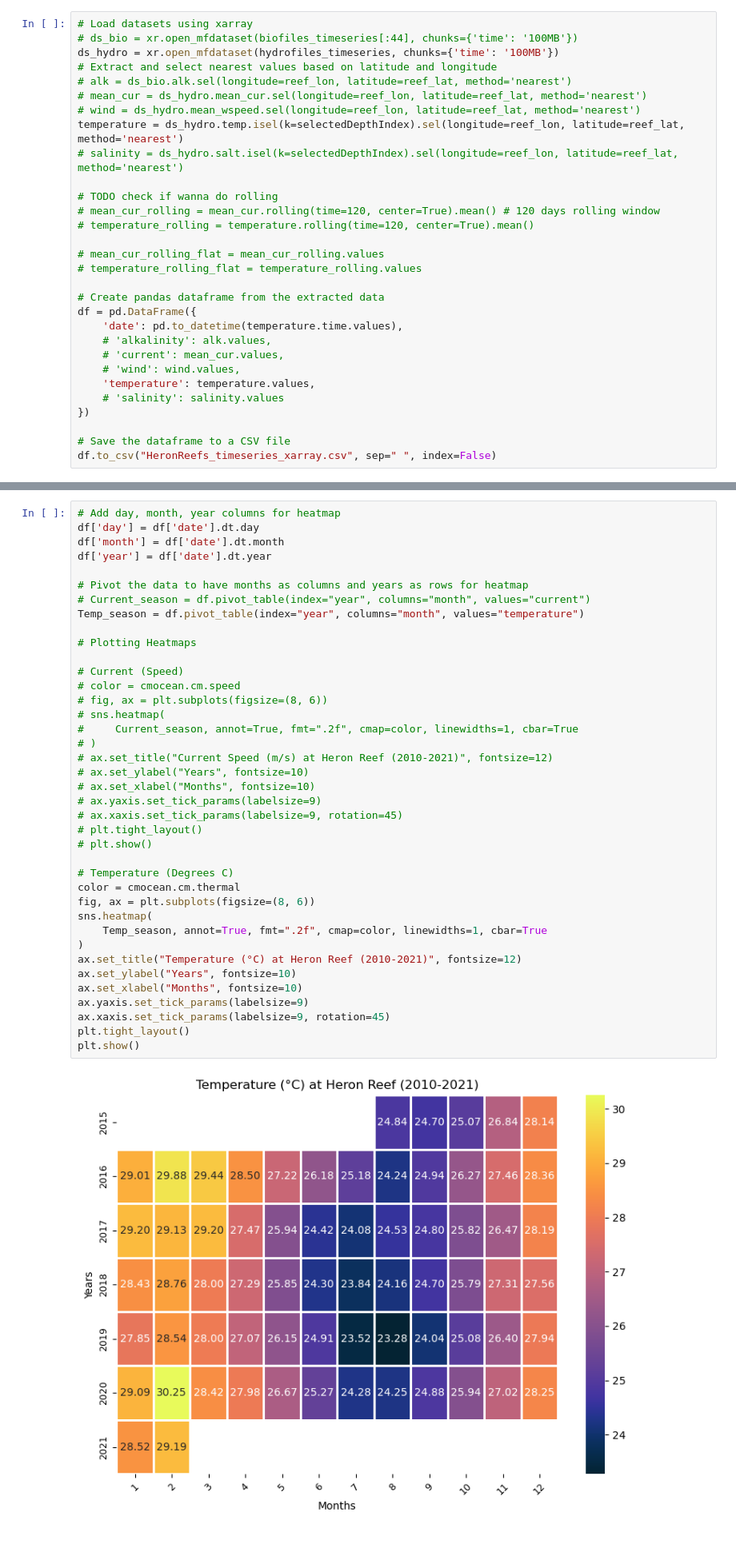
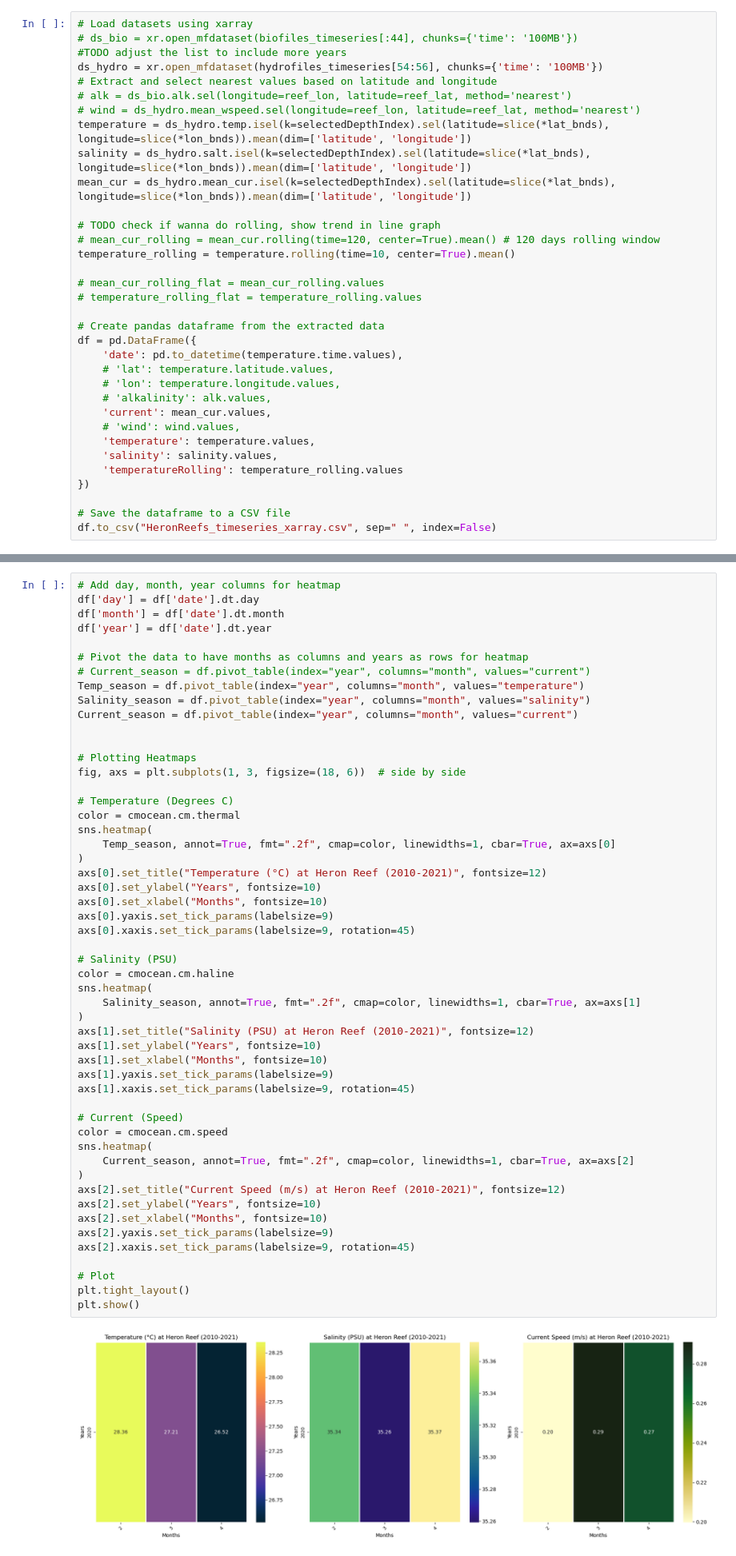
Before and after one commit to Lokyiulee/ENVI5809_Grp4, a Jupyter notebook: project.ipynb, the cells around one changed output, grey strips where cells are left out. Shown at 80% size. Cells and saved outputs as stored; diff of their text form.

Commit message:
Add Heron Reefs heatmap
Temp, salinity and current
plus rolling window for temp

```diff
--- a/project.ipynb
+++ b/project.ipynb
@@ -115,17 +102,18 @@ ds_hydro = xr.open_mfdataset(hydrofiles_timeseries[55:66], chunks={'time': '100M
 # %%
 # Load datasets using xarray
 # ds_bio = xr.open_mfdataset(biofiles_timeseries[:44], chunks={'time': '100MB'})
-ds_hydro = xr.open_mfdataset(hydrofiles_timeseries, chunks={'time': '100MB'})
+#TODO adjust the list to include more years
+ds_hydro = xr.open_mfdataset(hydrofiles_timeseries[54:56], chunks={'time': '100MB'})
 # Extract and select nearest values based on latitude and longitude
 # alk = ds_bio.alk.sel(longitude=reef_lon, latitude=reef_lat, method='nearest')
-# mean_cur = ds_hydro.mean_cur.sel(longitude=reef_lon, latitude=reef_lat, method='nearest')
 # wind = ds_hydro.mean_wspeed.sel(longitude=reef_lon, latitude=reef_lat, method='nearest')
-temperature = ds_hydro.temp.isel(k=selectedDepthIndex).sel(longitude=reef_lon, latitude=reef_lat, method='nearest')
-# salinity = ds_hydro.salt.isel(k=selectedDepthIndex).sel(longitude=reef_lon, latitude=reef_lat, method='nearest')
+temperature = ds_hydro.temp.isel(k=selectedDepthIndex).sel(latitude=slice(*lat_bnds), longitude=slice(*lon_bnds)).mean(dim=['latitude', 'longitude'])
+salinity = ds_hydro.salt.isel(k=selectedDepthIndex).sel(latitude=slice(*lat_bnds), longitude=slice(*lon_bnds)).mean(dim=['latitude', 'longitude'])
+mean_cur = ds_hydro.mean_cur.isel(k=selectedDepthIndex).sel(latitude=slice(*lat_bnds), longitude=slice(*lon_bnds)).mean(dim=['latitude', 'longitude'])
 
-# TODO check if wanna do rolling
+# TODO check if wanna do rolling, show trend in line graph
 # mean_cur_rolling = mean_cur.rolling(time=120, center=True).mean() # 120 days rolling window
-# temperature_rolling = temperature.rolling(time=120, center=True).mean()
+temperature_rolling = temperature.rolling(time=10, center=True).mean()
 
 # mean_cur_rolling_flat = mean_cur_rolling.values
 # temperature_rolling_flat = temperature_rolling.values
@@ -133,11 +121,14 @@ temperature = ds_hydro.temp.isel(k=selectedDepthIndex).sel(longitude=reef_lon, l
 # Create pandas dataframe from the extracted data
 df = pd.DataFrame({
     'date': pd.to_datetime(temperature.time.values),
+    # 'lat': temperature.latitude.values,
+    # 'lon': temperature.longitude.values,
     # 'alkalinity': alk.values,
-    # 'current': mean_cur.values,
+    'current': mean_cur.values,
     # 'wind': wind.values,
     'temperature': temperature.values,
-    # 'salinity': salinity.values
+    'salinity': salinity.values,
+    'temperatureRolling': temperature_rolling.values
 })
 
 # Save the dataframe to a CSV file
@@ -154,41 +138,54 @@ df.tail()
 # %%
 # Add day, month, year columns for heatmap
 df['day'] = df['date'].dt.day
 df['month'] = df['date'].dt.month
 df['year'] = df['date'].dt.year
 
 # Pivot the data to have months as columns and years as rows for heatmap
 # Current_season = df.pivot_table(index="year", columns="month", values="current")
 Temp_season = df.pivot_table(index="year", columns="month", values="temperature")
+Salinity_season = df.pivot_table(index="year", columns="month", values="salinity")
+Current_season = df.pivot_table(index="year", columns="month", values="current")
+
 
 # Plotting Heatmaps
-
-# Current (Speed)
-# color = cmocean.cm.speed
-# fig, ax = plt.subplots(figsize=(8, 6))
-# sns.heatmap(
-#     Current_season, annot=True, fmt=".2f", cmap=color, linewidths=1, cbar=True
-# )
-# ax.set_title("Current Speed (m/s) at Heron Reef (2010-2021)", fontsize=12)
-# ax.set_ylabel("Years", fontsize=10)
-# ax.set_xlabel("Months", fontsize=10)
-# ax.yaxis.set_tick_params(labelsize=9)
-# ax.xaxis.set_tick_params(labelsize=9, rotation=45)
-# plt.tight_layout()
-# plt.show()
+fig, axs = plt.subplots(1, 3, figsize=(18, 6))  # side by side
 
 # Temperature (Degrees C)
 color = cmocean.cm.thermal
-fig, ax = plt.subplots(figsize=(8, 6))
 sns.heatmap(
-    Temp_season, annot=True, fmt=".2f", cmap=color, linewidths=1, cbar=True
+    Temp_season, annot=True, fmt=".2f", cmap=color, linewidths=1, cbar=True, ax=axs[0]
 )
-ax.set_title("Temperature (°C) at Heron Reef (2010-2021)", fontsize=12)
-ax.set_ylabel("Years", fontsize=10)
-ax.set_xlabel("Months", fontsize=10)
-ax.yaxis.set_tick_params(labelsize=9)
-ax.xaxis.set_tick_params(labelsize=9, rotation=45)
+axs[0].set_title("Temperature (°C) at Heron Reef (2010-2021)", fontsize=12)
+axs[0].set_ylabel("Years", fontsize=10)
+axs[0].set_xlabel("Months", fontsize=10)
+axs[0].yaxis.set_tick_params(labelsize=9)
+axs[0].xaxis.set_tick_params(labelsize=9, rotation=45)
+
+# Salinity (PSU)
+color = cmocean.cm.haline
+sns.heatmap(
+    Salinity_season, annot=True, fmt=".2f", cmap=color, linewidths=1, cbar=True, ax=axs[1]
+)
+axs[1].set_title("Salinity (PSU) at Heron Reef (2010-2021)", fontsize=12)
+axs[1].set_ylabel("Years", fontsize=10)
+axs[1].set_xlabel("Months", fontsize=10)
+axs[1].yaxis.set_tick_params(labelsize=9)
+axs[1].xaxis.set_tick_params(labelsize=9, rotation=45)
+
+# Current (Speed)
+color = cmocean.cm.speed
+sns.heatmap(
+    Current_season, annot=True, fmt=".2f", cmap=color, linewidths=1, cbar=True, ax=axs[2]
+)
+axs[2].set_title("Current Speed (m/s) at Heron Reef (2010-2021)", fontsize=12)
+axs[2].set_ylabel("Years", fontsize=10)
+axs[2].set_xlabel("Months", fontsize=10)
+axs[2].yaxis.set_tick_params(labelsize=9)
+axs[2].xaxis.set_tick_params(labelsize=9, rotation=45)
+
+# Plot
 plt.tight_layout()
 plt.show()
 # %% [output]
-[figure, old version]
+[figure, new version]
```
Also changed, not shown: parts of 13 cells of this notebook, 1 other file.
